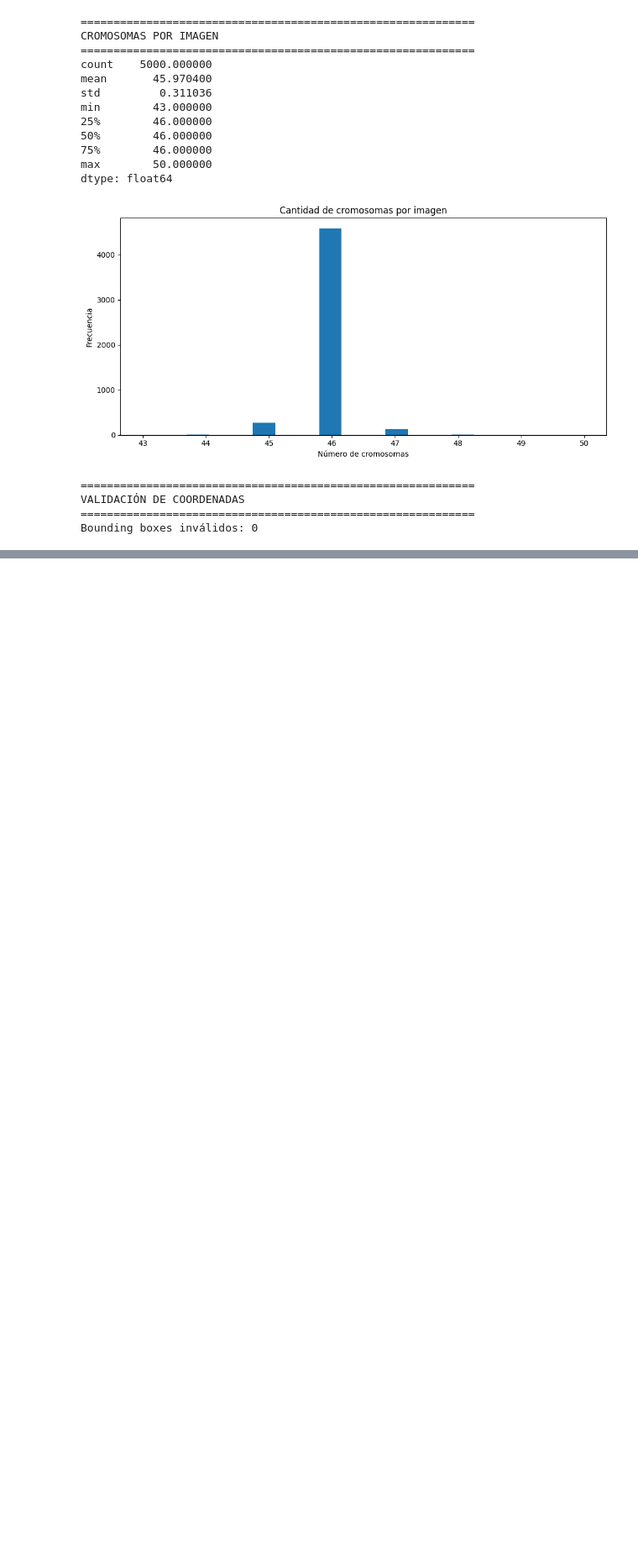
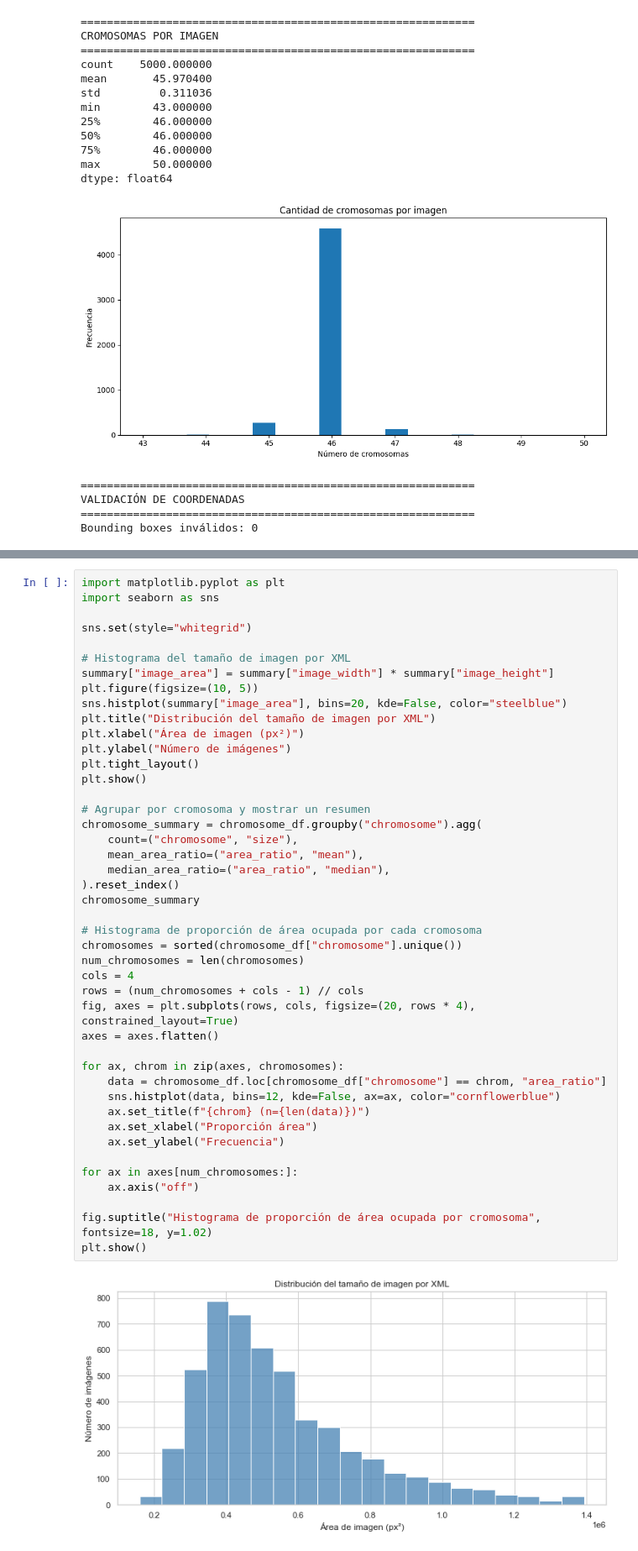
Before and after one commit to dnunezq/Chromosome-identifier-TDSP, a Jupyter notebook: scripts/data_analytics/data_analytics.ipynb, the cells around one changed output, grey strips where cells are left out. Shown at 84% size. Drawn from its saved outputs; the diff is of its cells as text; blank space fills up the shorter version.

```diff
--- a/scripts/data_analytics/data_analytics.ipynb
+++ b/scripts/data_analytics/data_analytics.ipynb
@@ -437,0 +610,46 @@ Bounding boxes inválidos: 0
+# %%
+import matplotlib.pyplot as plt
+import seaborn as sns
+
+sns.set(style="whitegrid")
+
+# Histograma del tamaño de imagen por XML
+summary["image_area"] = summary["image_width"] * summary["image_height"]
+plt.figure(figsize=(10, 5))
+sns.histplot(summary["image_area"], bins=20, kde=False, color="steelblue")
+plt.title("Distribución del tamaño de imagen por XML")
+plt.xlabel("Área de imagen (px²)")
+plt.ylabel("Número de imágenes")
+plt.tight_layout()
+plt.show()
+
+# Agrupar por cromosoma y mostrar un resumen
+chromosome_summary = chromosome_df.groupby("chromosome").agg(
+    count=("chromosome", "size"),
+    mean_area_ratio=("area_ratio", "mean"),
+    median_area_ratio=("area_ratio", "median"),
+).reset_index()
+chromosome_summary
+
+# Histograma de proporción de área ocupada por cada cromosoma
+chromosomes = sorted(chromosome_df["chromosome"].unique())
+num_chromosomes = len(chromosomes)
+cols = 4
+rows = (num_chromosomes + cols - 1) // cols
+fig, axes = plt.subplots(rows, cols, figsize=(20, rows * 4), constrained_layout=True)
+axes = axes.flatten()
+
+for ax, chrom in zip(axes, chromosomes):
+    data = chromosome_df.loc[chromosome_df["chromosome"] == chrom, "area_ratio"]
+    sns.histplot(data, bins=12, kde=False, ax=ax, color="cornflowerblue")
+    ax.set_title(f"{chrom} (n={len(data)})")
+    ax.set_xlabel("Proporción área")
+    ax.set_ylabel("Frecuencia")
+
+for ax in axes[num_chromosomes:]:
+    ax.axis("off")
+
+fig.suptitle("Histograma de proporción de área ocupada por cromosoma", fontsize=18, y=1.02)
+plt.show()
+# %% [output]
+[figure, added]
```
Also changed, not shown: parts of 12 cells of this notebook.
